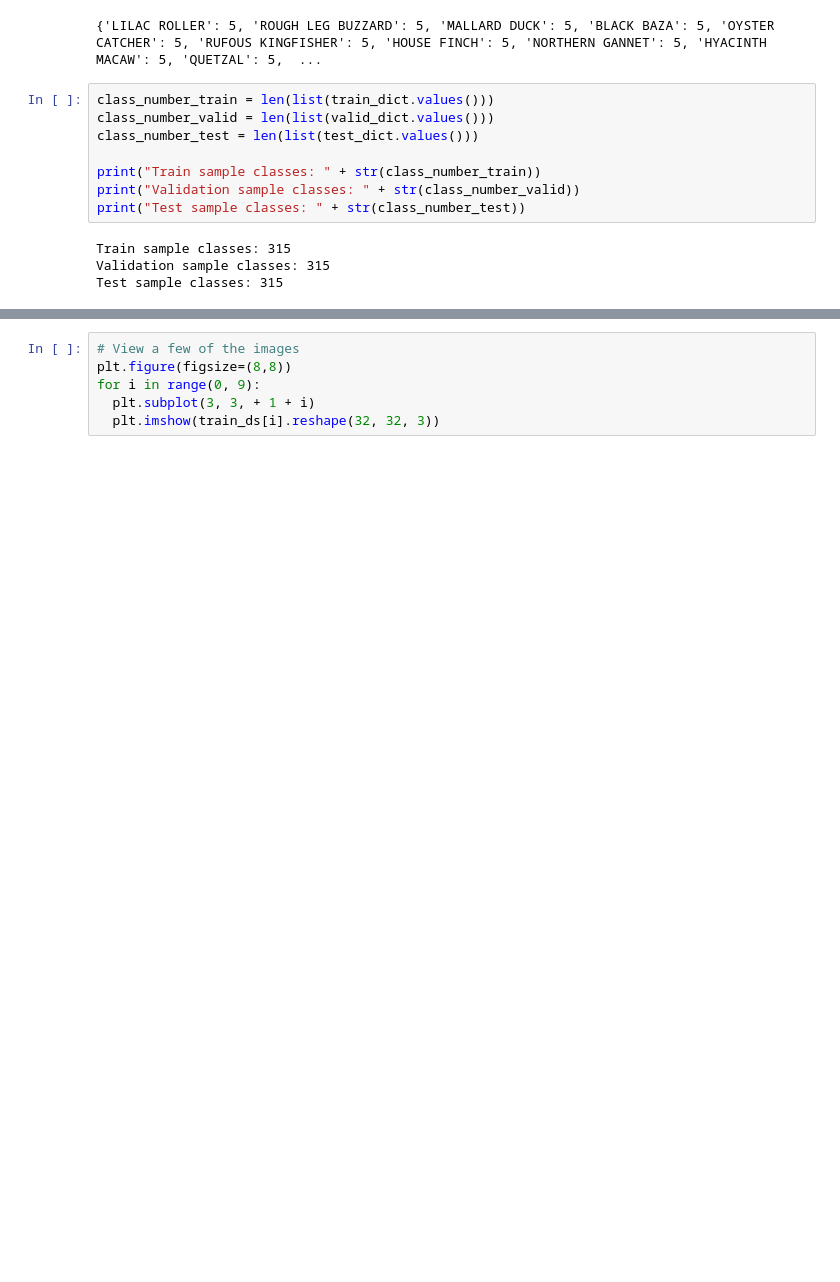
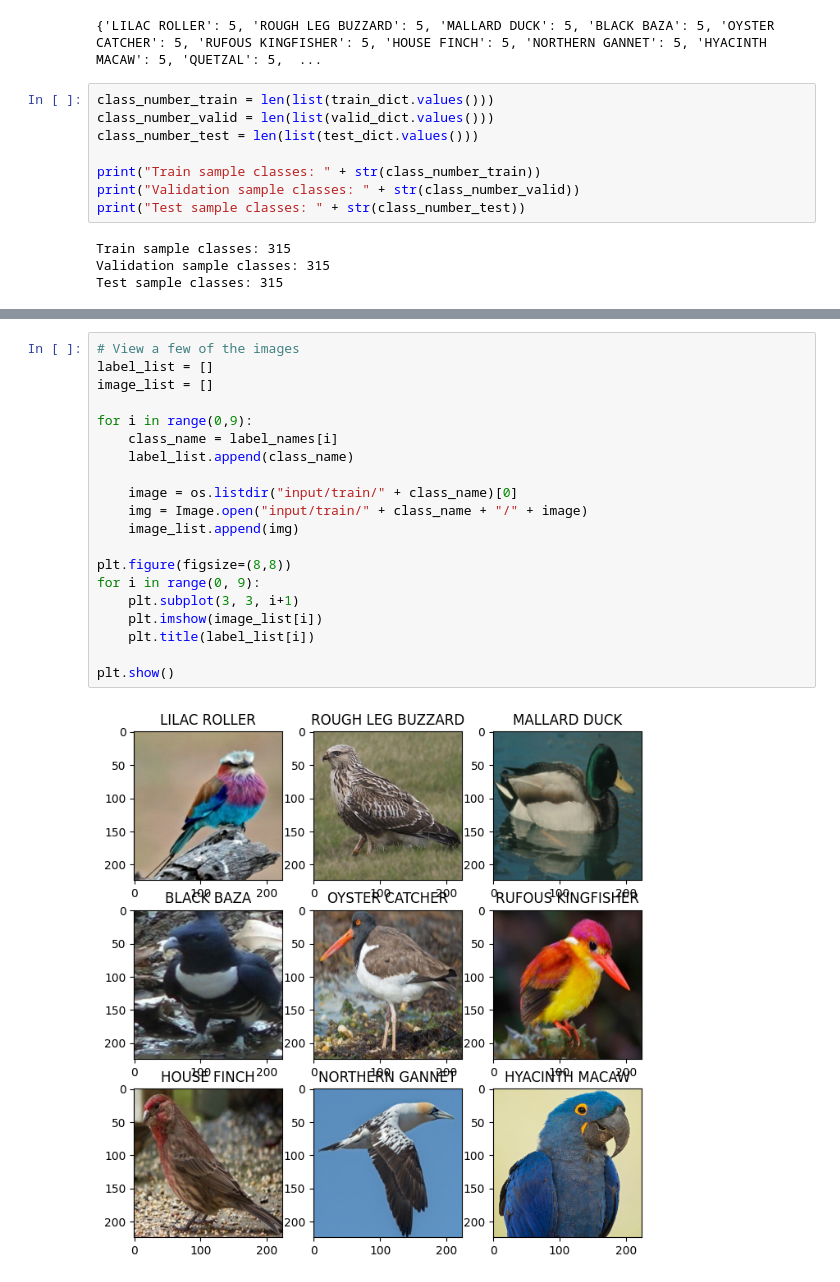
Before and after one commit to akingsley319/Tensorflow-Birds, a Jupyter notebook: notebooks/EDA.ipynb, the cells around one changed output, grey strips where cells are left out. Cells and saved outputs as stored; diff of their text form; blank space fills up the shorter version.

Commit message:
images in EDA.ipynb

```diff
--- a/notebooks/EDA.ipynb
+++ b/notebooks/EDA.ipynb
@@ -105,6 +108,22 @@ The other thing to keep in mind is the training sample, which contains at least
 # %%
 # View a few of the images
+label_list = []
+image_list = []
+
+for i in range(0,9):
+    class_name = label_names[i]
+    label_list.append(class_name)
+
+    image = os.listdir("input/train/" + class_name)[0]
+    img = Image.open("input/train/" + class_name + "/" + image)
+    image_list.append(img)
+
 plt.figure(figsize=(8,8))
 for i in range(0, 9):
-  plt.subplot(3, 3, + 1 + i)
-  plt.imshow(train_ds[i].reshape(32, 32, 3))
+    plt.subplot(3, 3, i+1)
+    plt.imshow(image_list[i])
+    plt.title(label_list[i])
+
+plt.show()
+# %% [output]
+[figure, added]
```
Also changed, not shown: parts of 2 cells of this notebook.
